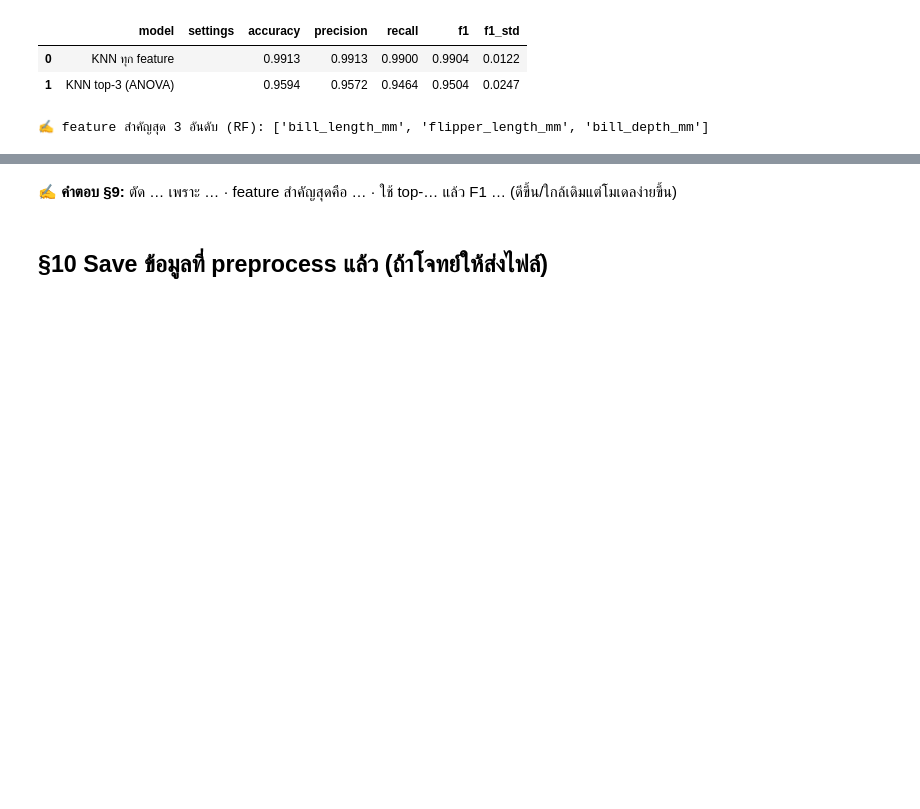
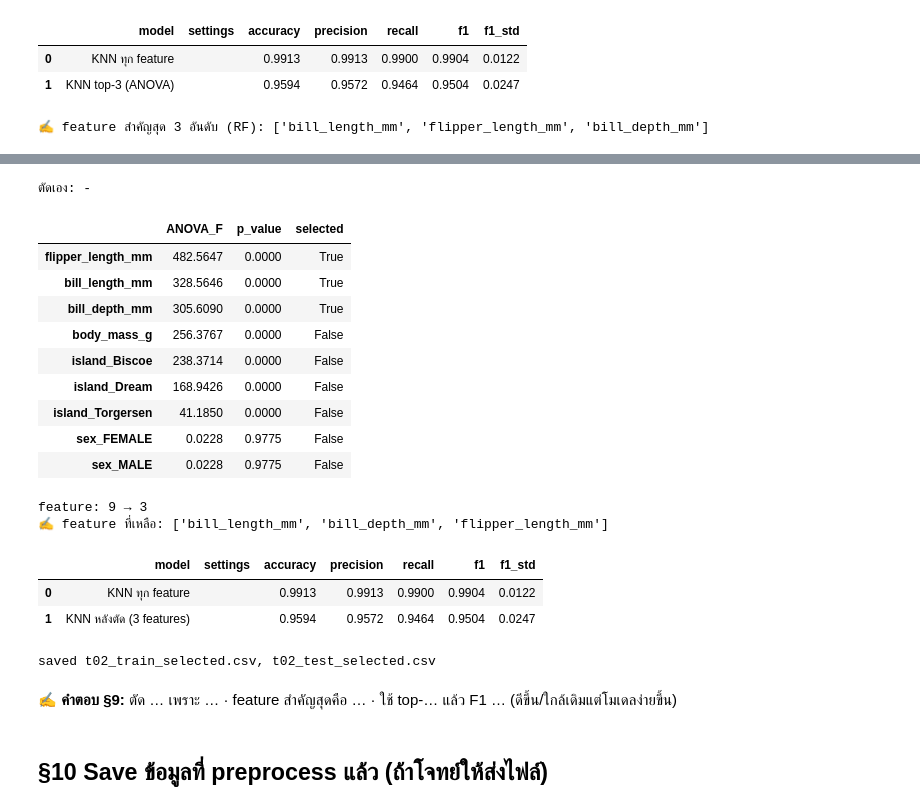
Before and after one commit to GITWINGITWIN-png/data-mining, a Jupyter notebook: final/exam_templates/T02_preprocessing.ipynb, the cells around one changed output, grey strips where cells are left out. Saved outputs shown, nothing was run; the diff lists cells and outputs as text; code cells hidden in the pictures; blank space fills up the shorter version.

```diff
--- a/final/exam_templates/T02_preprocessing.ipynb
+++ b/final/exam_templates/T02_preprocessing.ipynb
@@ -687,3 +692,52 @@ feature ค่าคงที่: -
+# %%
+FS_DROP      = []      # ✏️ ชื่อคอลัมน์ดิบที่จะตัด เช่น ["id", "leak_col"]  ([] = ไม่ตัดเอง)
+FS_USE_KBEST = True    # ✏️ True = เก็บแค่ top-K_BEST (ANOVA F) · False = ตัดแค่ FS_DROP
+
+miss = [c for c in FS_DROP if c not in X.columns]
+if miss: print("⚠️ ไม่พบคอลัมน์:", miss, "→ ข้าม (เช็กชื่อใน X.columns)")
+keep_raw = [c for c in X.columns if c not in FS_DROP]
+print("ตัดเอง:", [c for c in FS_DROP if c in X.columns] or "-")
+
+prep_fs = build_prep(X_train[keep_raw], scale=SCALE)
+Xtr_fs = pd.DataFrame(prep_fs.fit_transform(X_train[keep_raw]), columns=prep_fs.get_feature_names_out(), index=X_train.index)
+Xte_fs = pd.DataFrame(prep_fs.transform(X_test[keep_raw]), columns=Xtr_fs.columns, index=X_test.index)
+
+k_fs = min(K_BEST, Xtr_fs.shape[1])
+if FS_USE_KBEST:
+    skb = SelectKBest(f_classif, k=k_fs).fit(Xtr_fs, ytr_num)          # ✅ fit บน train
+    display(pd.DataFrame({"ANOVA_F": skb.scores_, "p_value": skb.pvalues_, "selected": skb.get_support()},
+                         index=Xtr_fs.columns).sort_values("ANOVA_F", ascending=False).round(4))
+    selected = list(Xtr_fs.columns[skb.get_support()])
+    Xtr_fs, Xte_fs = Xtr_fs[selected], Xte_fs[selected]               # test ใช้รายชื่อเดียวกับ train
+print(f"feature: {len(names)} → {Xtr_fs.shape[1]}")
+print("✍️ feature ที่เหลือ:", list(Xtr_fs.columns))
+
+# CV เทียบก่อน/หลัง (ตัดใน pipeline → เลือกใหม่ทุก fold ไม่ leak)
+steps = [("prep", build_prep(X[keep_raw], scale=SCALE))] + ([("select", SelectKBest(f_classif, k=k_fs))] if FS_USE_KBEST else [])
+t = results_table([evaluate("KNN ทุก feature", make_pipe(KNeighborsClassifier(), X), X, y),
+                   evaluate(f"KNN หลังตัด ({Xtr_fs.shape[1]} features)", Pipeline(steps + [("model", KNeighborsClassifier())]), X[keep_raw], y)])
+
+Xtr_fs.assign(**{TARGET: y_train.values}).to_csv("t02_train_selected.csv", index=False)
+Xte_fs.assign(**{TARGET: y_test.values}).to_csv("t02_test_selected.csv", index=False)
+print("saved t02_train_selected.csv, t02_test_selected.csv")
+# %% [output]
+ตัดเอง: -
+|  | ANOVA_F | p_value | selected |
+| flipper_length_mm | 482.5647 | 0.0000 | True |
+| bill_length_mm | 328.5646 | 0.0000 | True |
+| bill_depth_mm | 305.6090 | 0.0000 | True |
+| body_mass_g | 256.3767 | 0.0000 | False |
+| island_Biscoe | 238.3714 | 0.0000 | False |
+| island_Dream | 168.9426 | 0.0000 | False |
+| island_Torgersen | 41.1850 | 0.0000 | False |
+| sex_FEMALE | 0.0228 | 0.9775 | False |
+| sex_MALE | 0.0228 | 0.9775 | False |
+feature: 9 → 3
+✍️ feature ที่เหลือ: ['bill_length_mm', 'bill_depth_mm', 'flipper_length_mm']
+|  | model | settings | accuracy | precision | recall | f1 | f1_std |
+| 0 | KNN ทุก feature |  | 0.9913 | 0.9913 | 0.9900 | 0.9904 | 0.0122 |
+| 1 | KNN หลังตัด (3 features) |  | 0.9594 | 0.9572 | 0.9464 | 0.9504 | 0.0247 |
+saved t02_train_selected.csv, t02_test_selected.csv
 # %% [markdown]
 **✍️ คำตอบ §9:** ตัด … เพราะ … · feature สำคัญสุดคือ … · ใช้ top-… แล้ว F1 … (ดีขึ้น/ใกล้เดิมแต่โมเดลง่ายขึ้น)
 # %% [markdown]
```
Also changed, not shown: parts of 1 cell of this notebook, 4 other files.
